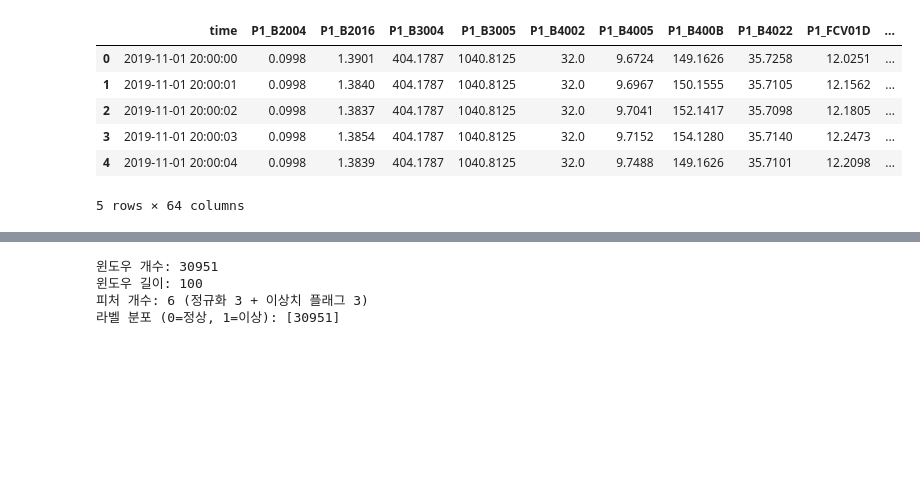
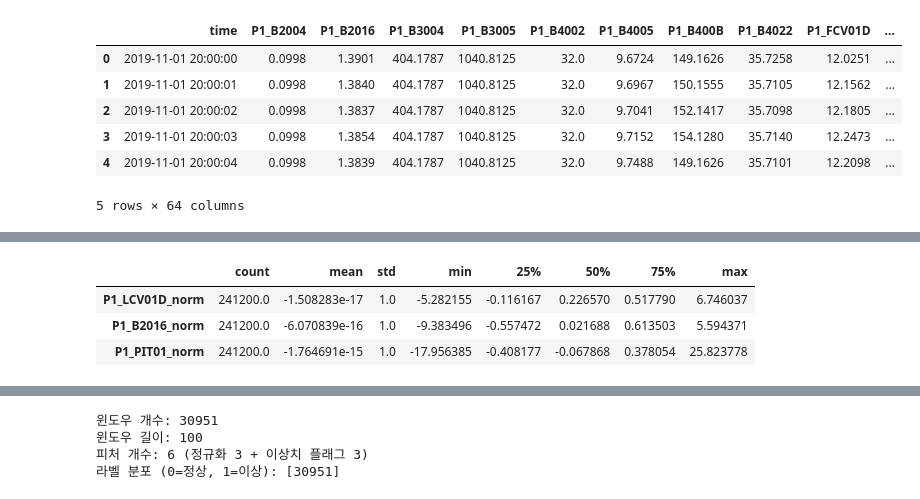
Before and after one commit to jaewoo-rain/hai_security, a Jupyter notebook: clean_data.ipynb, the cells around one changed output, grey strips where cells are left out. Saved outputs shown, nothing was run; the diff lists cells and outputs as text; code cells hidden in the pictures; blank space fills up the shorter version.

```diff
--- a/clean_data.ipynb
+++ b/clean_data.ipynb
@@ -55,9 +54,16 @@ df[(df['attack'] == 1) & (df["P1_LCV01D_outlier"] == True)]
 # %%
 
 # 4. 정규화 (Standard Scaling: (x-mean)/std)
 scalers = {}
 for col in sensor_ranges:
     μ = df[col].mean()
     σ = df[col].std()
     df[f'{col}_norm'] = (df[col] - μ) / σ
     scalers[col] = (μ, σ)
+
+df[[f'{s}_norm' for s in sensor_ranges]].describe().T
+# %% [output]
+|  | count | mean | std | min | 25% | 50% | 75% | max |
+| P1_LCV01D_norm | 241200.0 | -1.508283e-17 | 1.0 | -5.282155 | -0.116167 | 0.226570 | 0.517790 | 6.746037 |
+| P1_B2016_norm | 241200.0 | -6.070839e-16 | 1.0 | -9.383496 | -0.557472 | 0.021688 | 0.613503 | 5.594371 |
+| P1_PIT01_norm | 241200.0 | -1.764691e-15 | 1.0 | -17.956385 | -0.408177 | -0.067868 | 0.378054 | 25.823778 |
```
Also changed, not shown: parts of 2 cells of this notebook, 1 other file.
